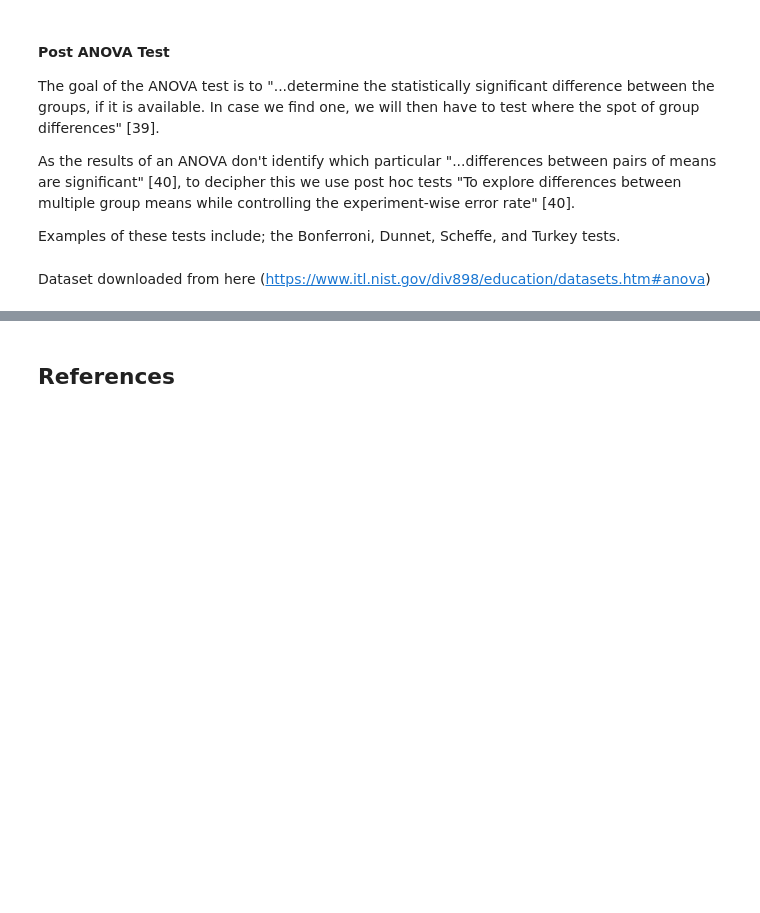
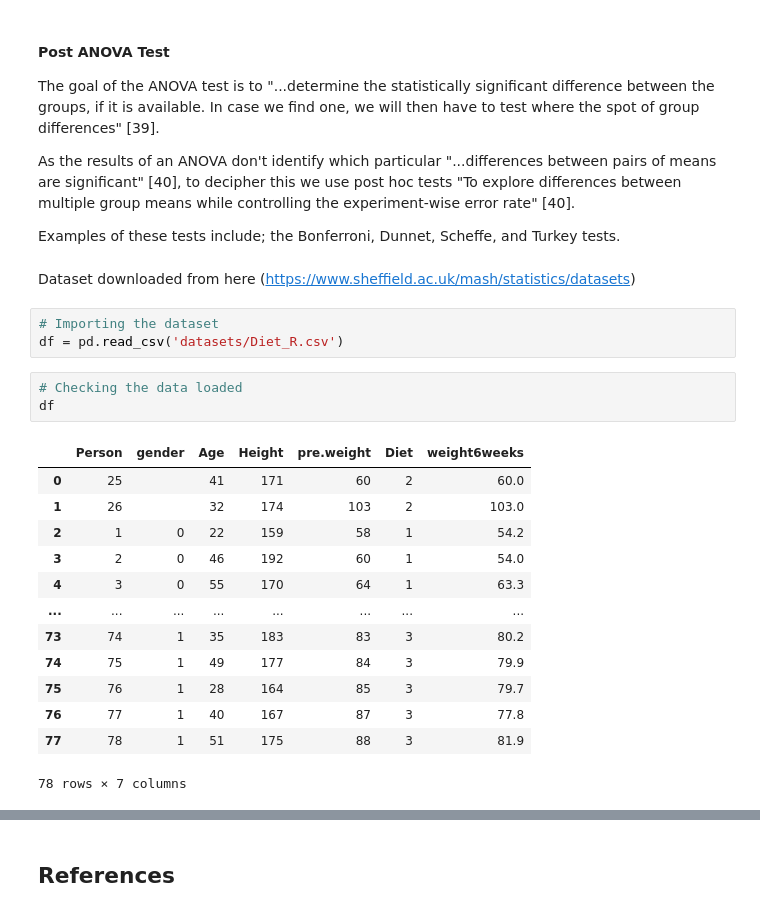
Before and after one commit to kmcd14/MLandStats-assessment, a Jupyter notebook: scipy-stats.ipynb, the cells around one changed output, grey strips where cells are left out. Saved outputs shown, nothing was run; the diff lists cells and outputs as text; blank space fills up the shorter version.

Commit message:
loading the Diet dataset and statistically exploring the data

```diff
--- a/scipy-stats.ipynb
+++ b/scipy-stats.ipynb
@@ -573,4 +573,24 @@ As the results of an ANOVA don't identify which particular "...differences betwe
 
 Examples of these tests include; the Bonferroni, Dunnet, Scheffe, and Turkey tests.
 # %% [markdown]
-Dataset downloaded from here (https://www.itl.nist.gov/div898/education/datasets.htm#anova)
+Dataset downloaded from here (https://www.sheffield.ac.uk/mash/statistics/datasets)
+# %%
+# Importing the dataset
+df = pd.read_csv('datasets/Diet_R.csv')
+# %%
+# Checking the data loaded
+df
+# %% [output]
+|  | Person | gender | Age | Height | pre.weight | Diet | weight6weeks |
+| 0 | 25 |  | 41 | 171 | 60 | 2 | 60.0 |
+| 1 | 26 |  | 32 | 174 | 103 | 2 | 103.0 |
+| 2 | 1 | 0 | 22 | 159 | 58 | 1 | 54.2 |
+| 3 | 2 | 0 | 46 | 192 | 60 | 1 | 54.0 |
+| 4 | 3 | 0 | 55 | 170 | 64 | 1 | 63.3 |
+| ... | ... | ... | ... | ... | ... | ... | ... |
+| 73 | 74 | 1 | 35 | 183 | 83 | 3 | 80.2 |
+| 74 | 75 | 1 | 49 | 177 | 84 | 3 | 79.9 |
+| 75 | 76 | 1 | 28 | 164 | 85 | 3 | 79.7 |
+| 76 | 77 | 1 | 40 | 167 | 87 | 3 | 77.8 |
+| 77 | 78 | 1 | 51 | 175 | 88 | 3 | 81.9 |
+78 rows × 7 columns
```
Also changed, not shown: parts of 8 cells of this notebook, 1 other file.
